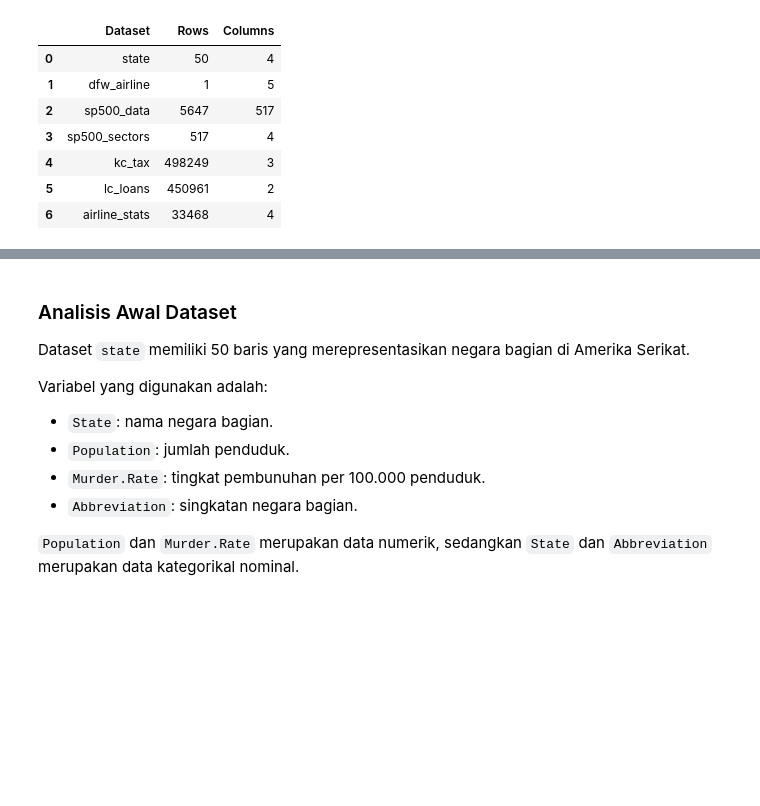
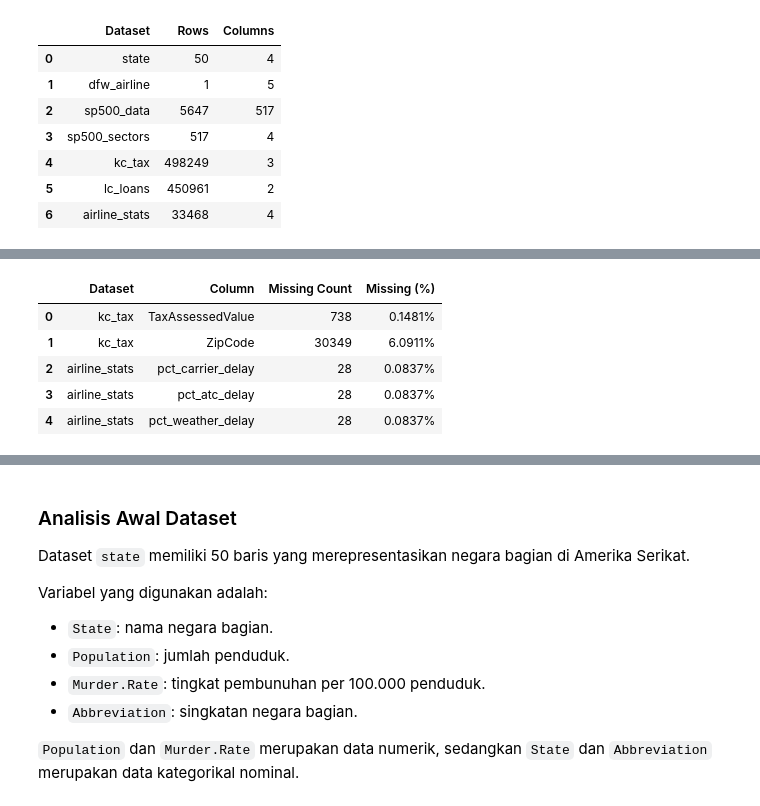
Before and after one commit to mhabibier/Practical-Statistics-for-Data-Scientists, a Jupyter notebook: 01_Exploratory_Data_Analysis.ipynb, the cells around one changed output, grey strips where cells are left out. Saved outputs shown, nothing was run; the diff lists cells and outputs as text; code cells hidden in the pictures; blank space fills up the shorter version.

```diff
--- a/01_Exploratory_Data_Analysis.ipynb
+++ b/01_Exploratory_Data_Analysis.ipynb
@@ -192,0 +280,40 @@ dataset_summary
+# %%
+missing_rows = []
+
+for dataset_name, data in datasets.items():
+    missing_per_column = data.isna().sum()
+
+    for column_name, missing_count in missing_per_column.items():
+        if missing_count > 0:
+            missing_rows.append(
+                {
+                    "Dataset": dataset_name,
+                    "Column": column_name,
+                    "Missing Count": int(missing_count),
+                    "Missing (%)": (
+                        100
+                        * missing_count
+                        / len(data)
+                    ),
+                }
+            )
+
+missing_value_report = pd.DataFrame(missing_rows)
+
+if missing_value_report.empty:
+    print("Tidak ditemukan missing value.")
+else:
+    display(
+        missing_value_report.style.format(
+            {
+                "Missing (%)": "{:.4f}%"
+            }
+        )
+    )
+# %% [output]
+|  | Dataset | Column | Missing Count | Missing (%) |
+| 0 | kc_tax | TaxAssessedValue | 738 | 0.1481% |
+| 1 | kc_tax | ZipCode | 30349 | 6.0911% |
+| 2 | airline_stats | pct_carrier_delay | 28 | 0.0837% |
+| 3 | airline_stats | pct_atc_delay | 28 | 0.0837% |
+| 4 | airline_stats | pct_weather_delay | 28 | 0.0837% |
```
Also changed, not shown: parts of 36 cells of this notebook.
